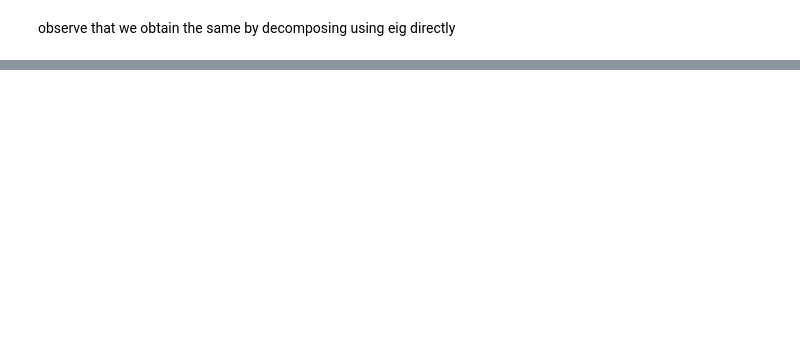
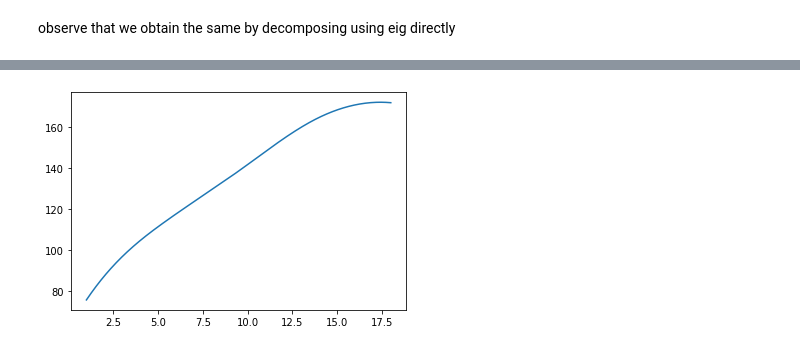
Before and after one commit to GAA-UAM/scikit-fda, a Jupyter notebook: skfda/exploratory/fpca/test.ipynb, the cells around one changed output, grey strips where cells are left out. Drawn from its saved outputs; the diff is of its cells as text; code cells hidden in the pictures; blank space fills up the shorter version.

Commit message:
Continuing the implementation of discretized fpca

```diff
--- a/skfda/exploratory/fpca/test.ipynb
+++ b/skfda/exploratory/fpca/test.ipynb
@@ -120,0 +76,11 @@ np.linalg.eig(np.transpose(final_matrix) @ final_matrix)
+# %%
+dataset = fetch_growth()
+fd = dataset['data']
+y = dataset['target']
+
+basis = skfda.representation.basis.BSpline(n_basis=7)
+basisfd = fd.to_basis(basis)
+# print(basisfd.basis.gram_matrix())
+# print(basis.gram_matrix())
+
+basisfd.plot()
@@ -120,0 +90,15 @@ np.linalg.eig(np.transpose(final_matrix) @ final_matrix)
+# %%
+
+meanfd = basisfd.mean()
+#
+fpca = FPCABasis(2)
+fpca.fit(basisfd)
+#
+# # fpca.components.plot()
+# # pyplot.show()
+#
+meanfd.plot()
+pyplot.show()
+#
+# %% [output]
+[figure, added]
```
Also changed, not shown: parts of 17 cells of this notebook, 1 other file.
